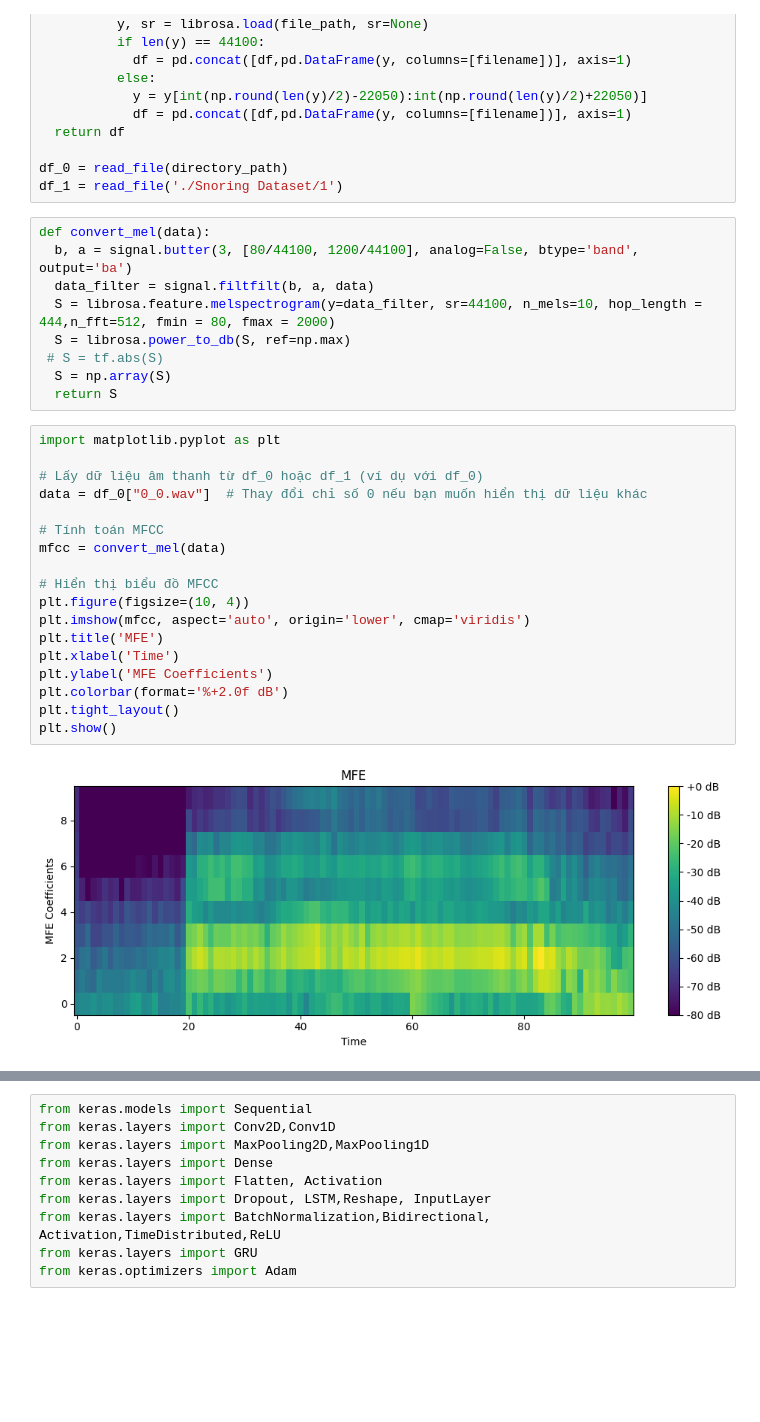
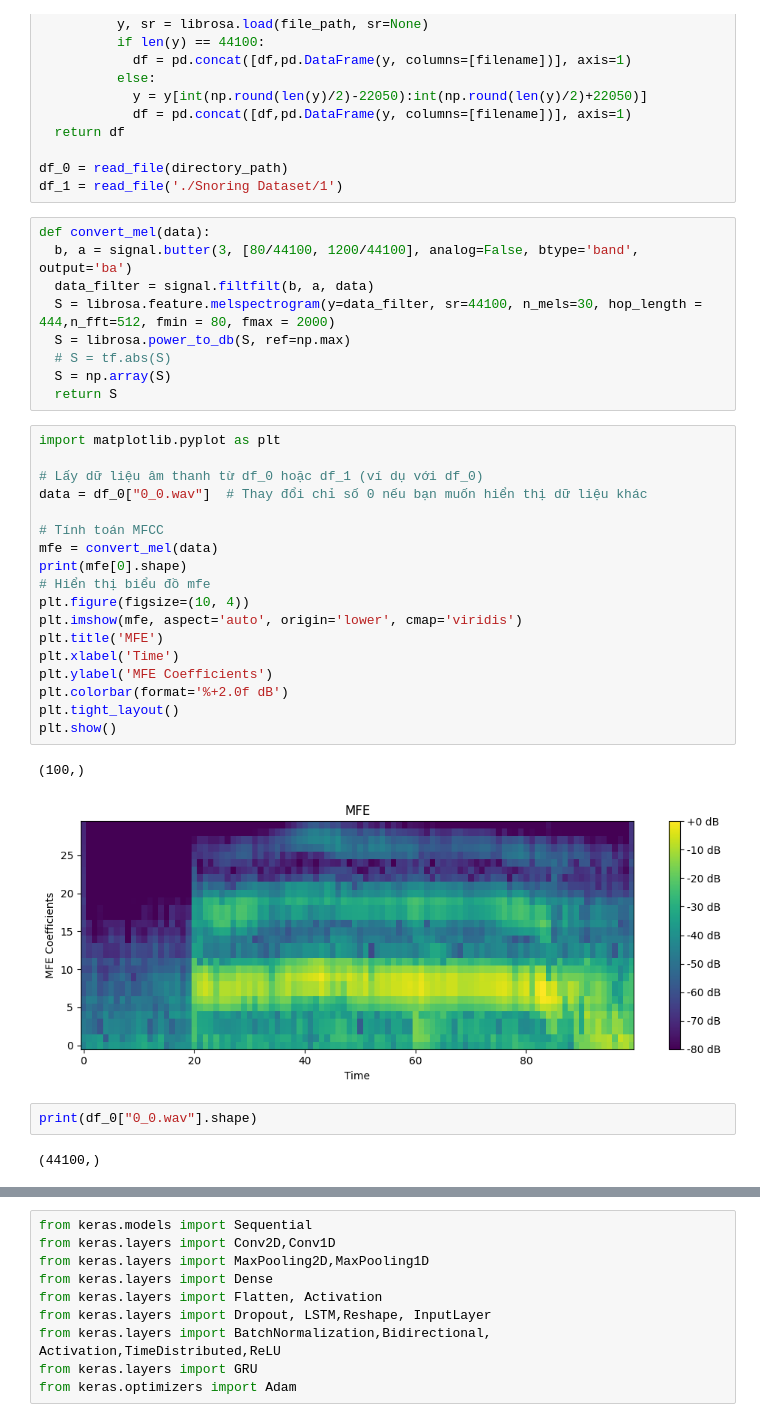
Before and after one commit to tranhuunam00/Master_2024, a Jupyter notebook: ngay/main_mfc.ipynb, the cells around one changed output, grey strips where cells are left out. Cells and saved outputs as stored; diff of their text form; blank space fills up the shorter version.

```diff
--- a/ngay/main_mfc.ipynb
+++ b/ngay/main_mfc.ipynb
@@ -35,31 +35,36 @@ df_1 = read_file('./Snoring Dataset/1')
 def convert_mel(data):
   b, a = signal.butter(3, [80/44100, 1200/44100], analog=False, btype='band', output='ba')
   data_filter = signal.filtfilt(b, a, data)
-  S = librosa.feature.melspectrogram(y=data_filter, sr=44100, n_mels=10, hop_length = 444,n_fft=512, fmin = 80, fmax = 2000)
+  S = librosa.feature.melspectrogram(y=data_filter, sr=44100, n_mels=30, hop_length = 444,n_fft=512, fmin = 80, fmax = 2000)
   S = librosa.power_to_db(S, ref=np.max)
- # S = tf.abs(S)
+  # S = tf.abs(S)
   S = np.array(S)
   return S
 # %%
 import matplotlib.pyplot as plt
 
 # Lấy dữ liệu âm thanh từ df_0 hoặc df_1 (ví dụ với df_0)
 data = df_0["0_0.wav"]  # Thay đổi chỉ số 0 nếu bạn muốn hiển thị dữ liệu khác
 
 # Tính toán MFCC
-mfcc = convert_mel(data)
-
-# Hiển thị biểu đồ MFCC
+mfe = convert_mel(data)
+print(mfe[0].shape)
+# Hiển thị biểu đồ mfe
 plt.figure(figsize=(10, 4))
-plt.imshow(mfcc, aspect='auto', origin='lower', cmap='viridis')
+plt.imshow(mfe, aspect='auto', origin='lower', cmap='viridis')
 plt.title('MFE')
 plt.xlabel('Time')
 plt.ylabel('MFE Coefficients')
 plt.colorbar(format='%+2.0f dB')
 plt.tight_layout()
 plt.show()
 # %% [output]
+(100,)
-[figure, old version]
+[figure, new version]
+# %%
+print(df_0["0_0.wav"].shape)
+# %% [output]
+(44100,)
 # %%
 x = []
 y = []
```
Also changed, not shown: parts of 10 cells of this notebook, 3 other files.
